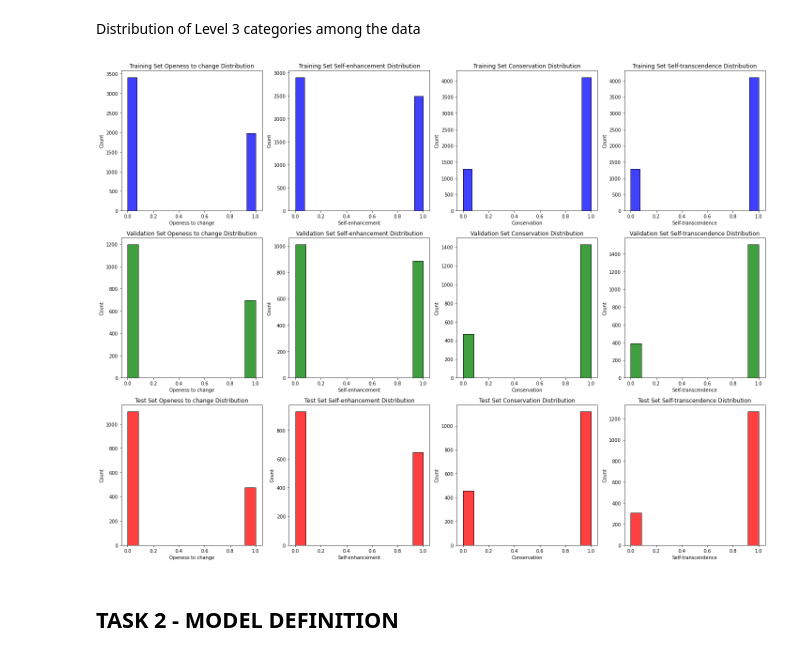
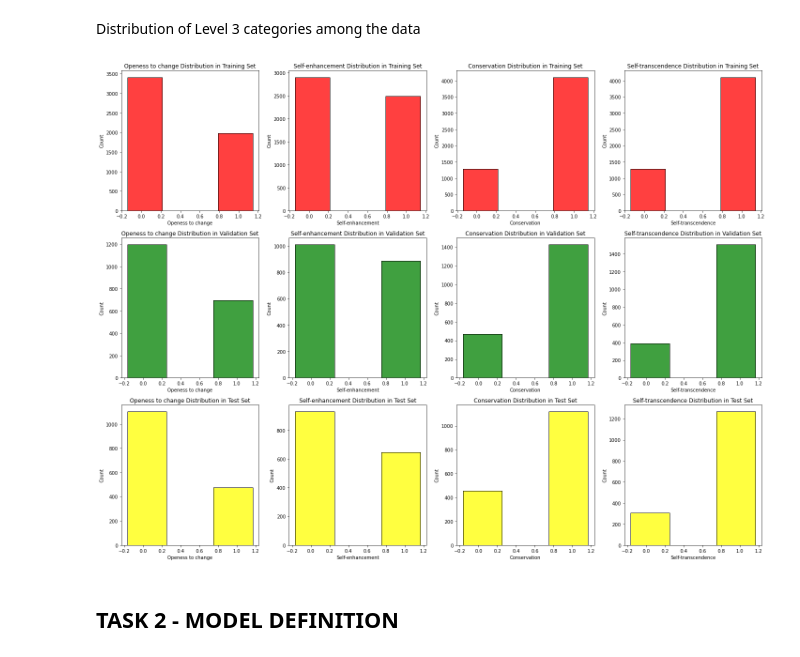
Before and after one commit to madalinaionela/NLP, a Jupyter notebook: ASSIGNMENTS/Assignment 2/Ass2.ipynb, the cells around one changed output. Drawn from its saved outputs; the diff is of its cells as text; code cells hidden in the pictures.

```diff
--- a/ASSIGNMENTS/Assignment 2/Ass2.ipynb
+++ b/ASSIGNMENTS/Assignment 2/Ass2.ipynb
@@ -127,43 +120,36 @@ df_training.head()
 # %% [markdown]
 Distribution of Level 3 categories among the data
 # %%
-# Select the last four columns
-columns_to_plot = df_training.columns[-4:]
+# Plot histograms for the target variables
+cols = df_training.columns[-4:]
 
-# Set up the matplotlib figure
 plt.figure(figsize=(20, 15))
 
-# Plot histograms for df_training
-for i, column in enumerate(columns_to_plot):
+for i, column in enumerate(cols):
     plt.subplot(3, 4, i + 1)
-    sns.histplot(df_training[column], kde=False, color='blue')
-    plt.title(f'Training Set {column} Distribution')
+    sns.histplot(df_training[column], kde=False, color='red', shrink=5)
+    plt.title(f'{column} Distribution in Training Set')
     plt.xlabel(column)
-    plt.ylabel('Count')
 
-# Plot histograms for df_validation
-for i, column in enumerate(columns_to_plot):
+for i, column in enumerate(cols):
     plt.subplot(3, 4, i + 5)
-    sns.histplot(df_validation[column], kde=False, color='green')
-    plt.title(f'Validation Set {column} Distribution')
+    sns.histplot(df_validation[column], kde=False, color='green', shrink=5)
+    plt.title(f'{column} Distribution in Validation Set')
     plt.xlabel(column)
-    plt.ylabel('Count')
 
-# Plot histograms for df_test
-for i, column in enumerate(columns_to_plot):
+for i, column in enumerate(cols):
     plt.subplot(3, 4, i + 9)
-    sns.histplot(df_test[column], kde=False, color='red')
-    plt.title(f'Test Set {column} Distribution')
+    sns.histplot(df_test[column], kde=False, color='yellow', shrink=5)
+    plt.title(f'{column} Distribution in Test Set')
     plt.xlabel(column)
-    plt.ylabel('Count')
 
 # Adjust layout
 plt.tight_layout()
 
 # Show the plot
 plt.show()
 # %% [output]
-[figure, old version]
+[figure, new version]
 # %% [markdown]
 ## TASK 2 - MODEL DEFINITION
 # %%
```
Also changed, not shown: parts of 1 cell of this notebook.
